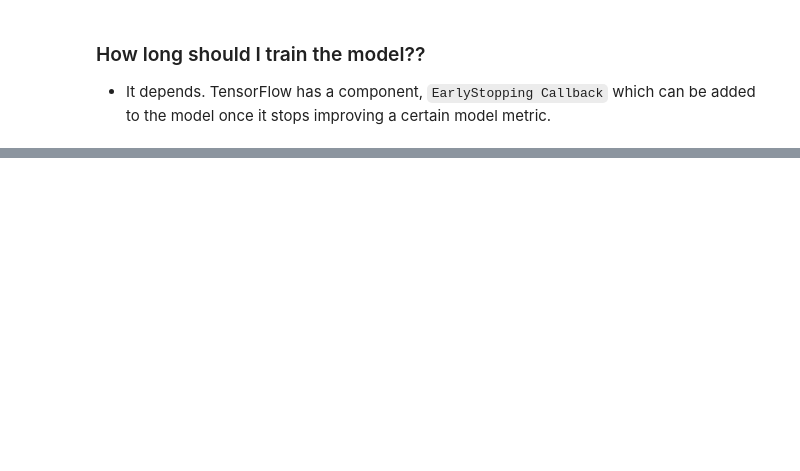
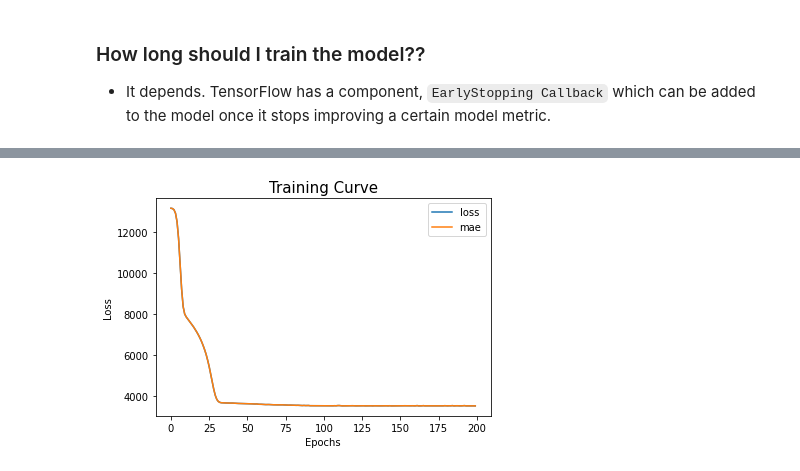
Before and after one commit to chineidu/NLP-Tutorial, a Jupyter notebook: notebook/03_tensorflow/02_regression_with_tf.ipynb, the cells around one changed output, grey strips where cells are left out. Cells and saved outputs as stored; diff of their text form; code cells hidden in the pictures; blank space fills up the shorter version.

```diff
--- a/notebook/03_tensorflow/02_regression_with_tf.ipynb
+++ b/notebook/03_tensorflow/02_regression_with_tf.ipynb
@@ -887,0 +1023,19 @@ plt.show()
+# %%
+# Build
+tf.random.set_seed(SEED)
+
+model_5 = tf.keras.Sequential([
+    tf.keras.layers.Dense(units=100, input_shape=[X_train_scaled.shape[-1]],
+                          name="input_layer"),
+    tf.keras.layers.Dense(units=10, name="hidden_layer_1"),
+    tf.keras.layers.Dense(units=10, name="hidden_layer_2"),
+    tf.keras.layers.Dense(units=1, name="output_layer")
+  ])
+
+# Compile
+model_5.compile(loss=tf.keras.losses.mae,
+                optimizer=tf.keras.optimizers.Adam(),
+                metrics=["mae"])
+
+# Summary
+model_5.summary()
@@ -887,0 +1060,3 @@ plt.show()
+# %%
+# Fit
+history = model_5.fit(X_train_scaled, y_train, epochs=200)
@@ -887,0 +1081,5 @@ plt.show()
+# %%
+# Training curve
+plot_training_curve(history=history)
+# %% [output]
+[figure, added]
```
Also changed, not shown: parts of 54 cells of this notebook.
